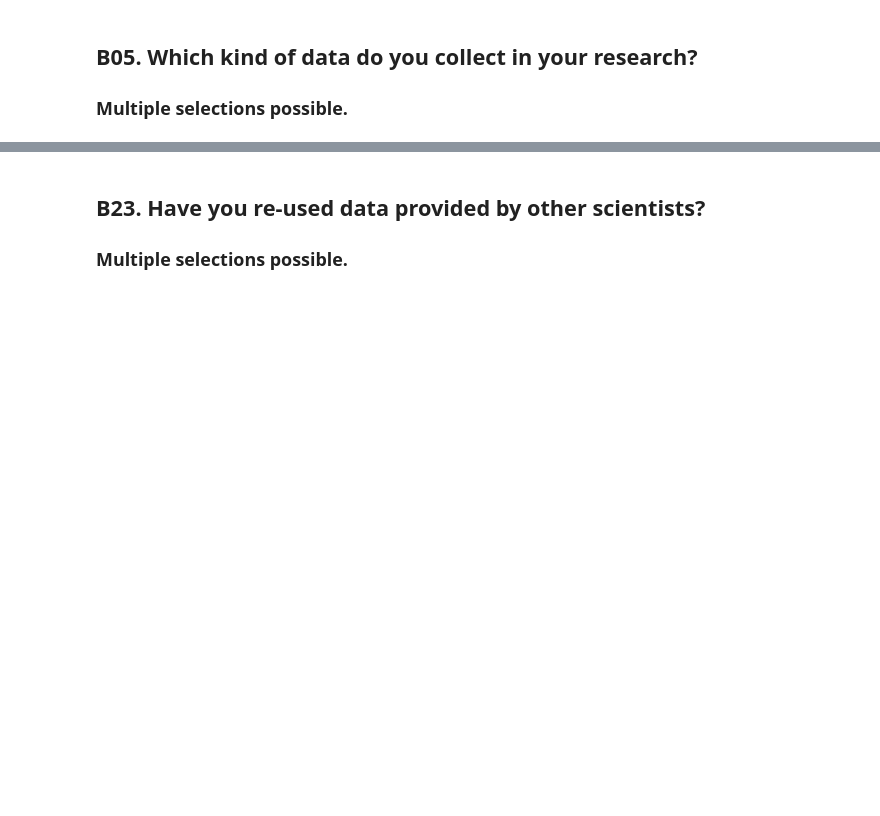
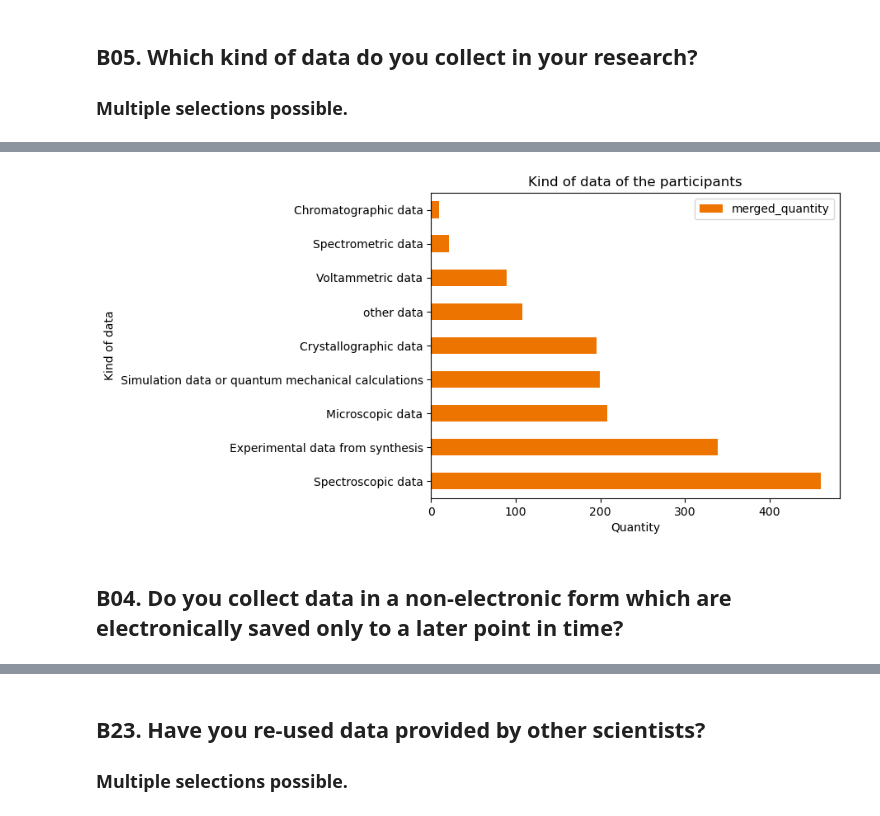
Before and after one commit to DanielaACUB/2022.2023_Data_Librarian_Daniela_Hausen, a Jupyter notebook: Modul_6/Kind of data and data collection - Auswertung der Community-Umfrage von NFDI4Chem (2019).ipynb, the cells around one changed output, grey strips where cells are left out. Cells and saved outputs as stored; diff of their text form; code cells hidden in the pictures; blank space fills up the shorter version.

```diff
--- a/Modul_6/Kind of data and data collection - Auswertung der Community-Umfrage von NFDI4Chem (2019).ipynb
+++ b/Modul_6/Kind of data and data collection - Auswertung der Community-Umfrage von NFDI4Chem (2019).ipynb
@@ -459,0 +186,9 @@ df_B005
+# %%
+# Freitextantworten und Häufigkeit zur Frage anzeigen ->Spalte B003_07a
+df_B003_a = df_cleanquest_19['B003_07a'].value_counts().to_frame()
+
+# Spalten umbenennen
+df_B003_a.reset_index(inplace=True)
+df_B003_a.rename(columns={'index': 'kind of data', 'B003_07a': 'quantity'}, inplace=True)
+
+df_B003_a
@@ -459,0 +241,14 @@ df_B005
+# %%
+# Zusammenführen der DataFrames anhand des gemeinsamen Schlüssels 'subdiscipline'
+df_B003_merge = pd.merge(df_B003_sorted, df_B003_count, on='kind of data', how='outer')
+
+# Zusammenführen von quantity_x und quantity_y und Summieren der Werte
+df_B003_merge['merged_quantity'] = df_B003_merge[['quantity_x', 'quantity_y']].sum(axis=1)
+
+# Entfernen von doppelten Werten in der Spalte "merged_affiliation"
+df_B003_merge.drop_duplicates(subset='kind of data', inplace=True)
+
+# Löschen der ursprünglichen Spalten
+df_B003_merge.drop(['quantity_x', 'quantity_y'], axis=1, inplace=True)
+
+df_B003_merge
@@ -459,0 +269,6 @@ df_B005
+# %%
+# DataFrame nach 'quantity' sortieren
+df_B003_msorted = df_B003_merge.sort_values(by='merged_quantity', ascending=False)
+
+# Zeige den sortierten DataFrame an
+print(df_B003_msorted)
@@ -459,0 +290,19 @@ df_B005
+# %%
+# Setze die Spalte "kind of data" als Index
+df_B003_msorted.set_index('kind of data', inplace=True)
+
+# Filtere die Zeilen mit einer Quantity von über 10
+df_B003_filtered = df_B003_msorted[df_B003_msorted['merged_quantity'] > 6]
+
+df_B003_filtered.plot.barh(color=orange_rgb)
+
+plt.xlabel('Quantity')
+plt.ylabel('Kind of data')
+plt.title('Kind of data of the participants')
+
+# Zeige das Diagramm an
+plt.show()
+# %% [output]
+[figure, added]
+# %% [markdown]
+## B04. Do you collect data in a non-electronic form which are electronically saved only to a later point in time?
```
Also changed, not shown: parts of 227 cells of this notebook, 5 other files.
